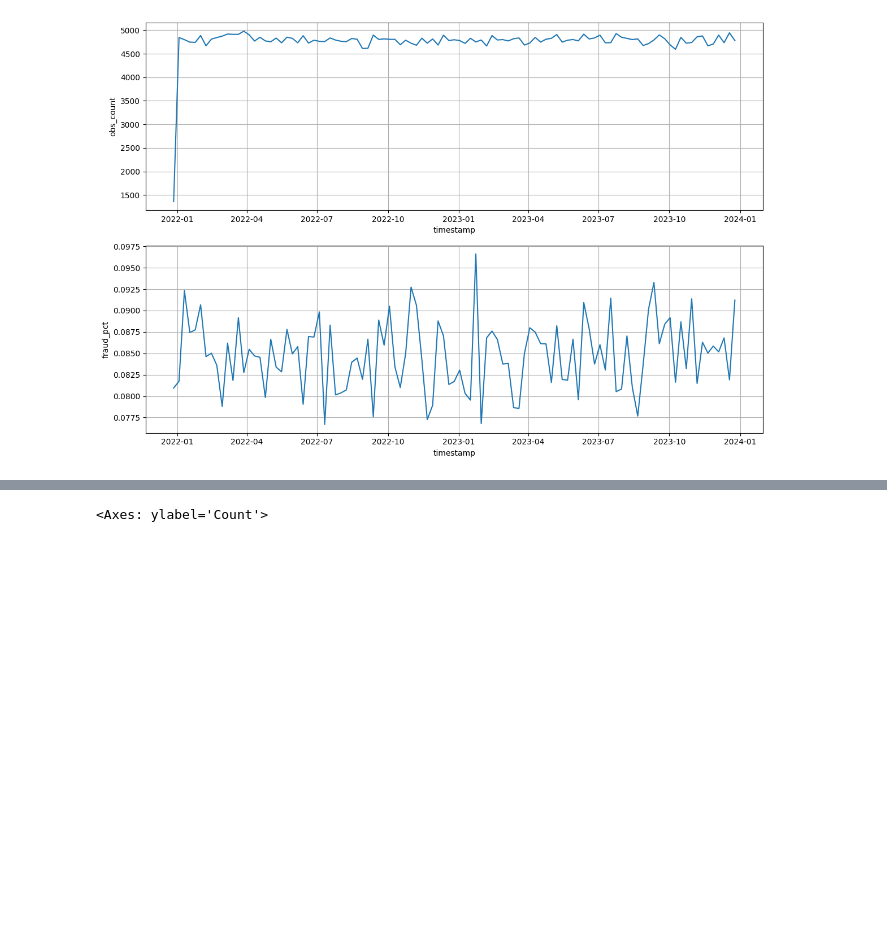
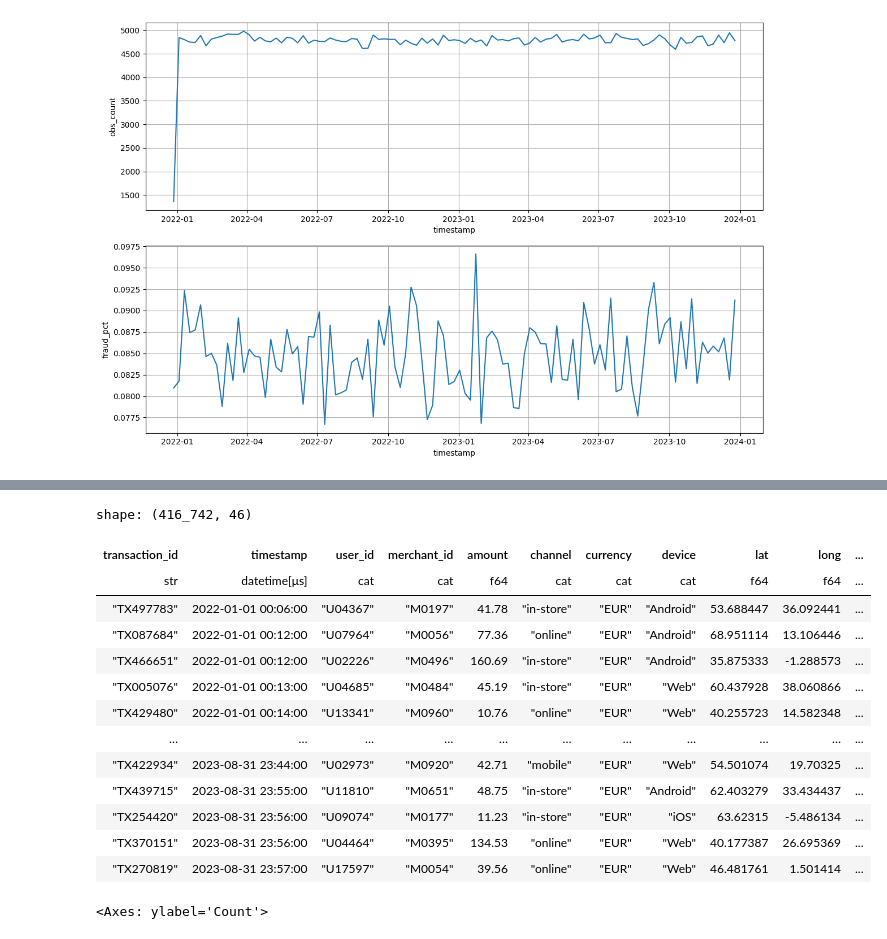
Before and after one commit to CptQuak/mastercard, a Jupyter notebook: notebooks/data_exploration.ipynb, the cells around one changed output, grey strips where cells are left out. Drawn from its saved outputs; the diff is of its cells as text; code cells hidden in the pictures; blank space fills up the shorter version.

Commit message:
Add time features

```diff
--- a/notebooks/data_exploration.ipynb
+++ b/notebooks/data_exploration.ipynb
@@ -50,3 +66,66 @@ df_test = df_full.filter(pl.col("timestamp") >= pl.datetime(2023, 9, 1))
+# %%
+time_features = [
+    "year",
+    "month",
+    "day_of_month",
+    "hour_of_day",
+    "day_of_week",
+    "day_of_year",
+    "week_of_year",
+    "is_weekend",
+    "hour_sin",
+    "hour_cos",
+    "day_of_week_cos",
+    "month_cos",
+    "day_of_year_sin",
+    "day_of_year_cos",
+    "is_business_hours",
+]
+df_with_features = df_train.with_columns(
+    [
+        # standard date features
+        pl.col("timestamp").dt.year().alias("year"),
+        pl.col("timestamp").dt.month().alias("month"),
+        pl.col("timestamp").dt.day().alias("day_of_month"),
+        pl.col("timestamp").dt.hour().alias("hour_of_day"),
+        pl.col("timestamp").dt.weekday().alias("day_of_week"),
+        pl.col("timestamp").dt.ordinal_day().alias("day_of_year"),
+        pl.col("timestamp").dt.week().alias("week_of_year"),
+        # weekend
+        pl.col("timestamp").dt.weekday().is_in([6, 7]).alias("is_weekend"),
+        # cyclical features
+        (pl.col("timestamp").dt.hour() * (2 * np.pi / 24)).sin().alias("hour_sin"),
+        (pl.col("timestamp").dt.hour() * (2 * np.pi / 24)).cos().alias("hour_cos"),
+        ((pl.col("timestamp").dt.weekday() - 1) * (2 * np.pi / 7)).cos().alias("day_of_week_cos"),
+        ((pl.col("timestamp").dt.month() - 1) * (2 * np.pi / 12)).cos().alias("month_cos"),
+        ((pl.col("timestamp").dt.ordinal_day() - 1) * (2 * np.pi / 365.25)).sin().alias("day_of_year_sin"),
+        ((pl.col("timestamp").dt.ordinal_day() - 1) * (2 * np.pi / 365.25)).cos().alias("day_of_year_cos"),
+        # business hours
+        (
+            (
+                (pl.col("timestamp").dt.weekday().is_in(list(range(1, 6))))
+                & (pl.col("timestamp").dt.hour() >= 9)
+                & (pl.col("timestamp").dt.hour() < 17)
+            ).alias("is_business_hours")
+        ),
+    ]
+)
+df_with_features
+# %% [output]
+shape: (416_742, 46)
+| transaction_id | timestamp | user_id | merchant_id | amount | channel | currency | device | lat | long | ... |
+| str | datetime[μs] | cat | cat | f64 | cat | cat | cat | f64 | f64 | ... |
+| "TX497783" | 2022-01-01 00:06:00 | "U04367" | "M0197" | 41.78 | "in-store" | "EUR" | "Android" | 53.688447 | 36.092441 | ... |
+| "TX087684" | 2022-01-01 00:12:00 | "U07964" | "M0056" | 77.36 | "online" | "EUR" | "Android" | 68.951114 | 13.106446 | ... |
+| "TX466651" | 2022-01-01 00:12:00 | "U02226" | "M0496" | 160.69 | "in-store" | "EUR" | "Android" | 35.875333 | -1.288573 | ... |
+| "TX005076" | 2022-01-01 00:13:00 | "U04685" | "M0484" | 45.19 | "in-store" | "EUR" | "Web" | 60.437928 | 38.060866 | ... |
+| "TX429480" | 2022-01-01 00:14:00 | "U13341" | "M0960" | 10.76 | "online" | "EUR" | "Web" | 40.255723 | 14.582348 | ... |
+| … | … | … | … | … | … | … | … | … | … | ... |
+| "TX422934" | 2023-08-31 23:44:00 | "U02973" | "M0920" | 42.71 | "mobile" | "EUR" | "Web" | 54.501074 | 19.70325 | ... |
+| "TX439715" | 2023-08-31 23:55:00 | "U11810" | "M0651" | 48.75 | "in-store" | "EUR" | "Android" | 62.403279 | 33.434437 | ... |
+| "TX254420" | 2023-08-31 23:56:00 | "U09074" | "M0177" | 11.23 | "in-store" | "EUR" | "iOS" | 63.62315 | -5.486134 | ... |
+| "TX370151" | 2023-08-31 23:56:00 | "U04464" | "M0395" | 134.53 | "online" | "EUR" | "Web" | 40.177387 | 26.695369 | ... |
+| "TX270819" | 2023-08-31 23:57:00 | "U17597" | "M0054" | 39.56 | "online" | "EUR" | "Web" | 46.481761 | 1.501414 | ... |
 # %%
 x = df_train.group_by(["merchant_id"]).agg(pl.col("is_fraud").sum() / pl.col("is_fraud").len()).sort("is_fraud")
 sns.histplot(x)
```
Also changed, not shown: parts of 3 cells of this notebook, 6 other files.
